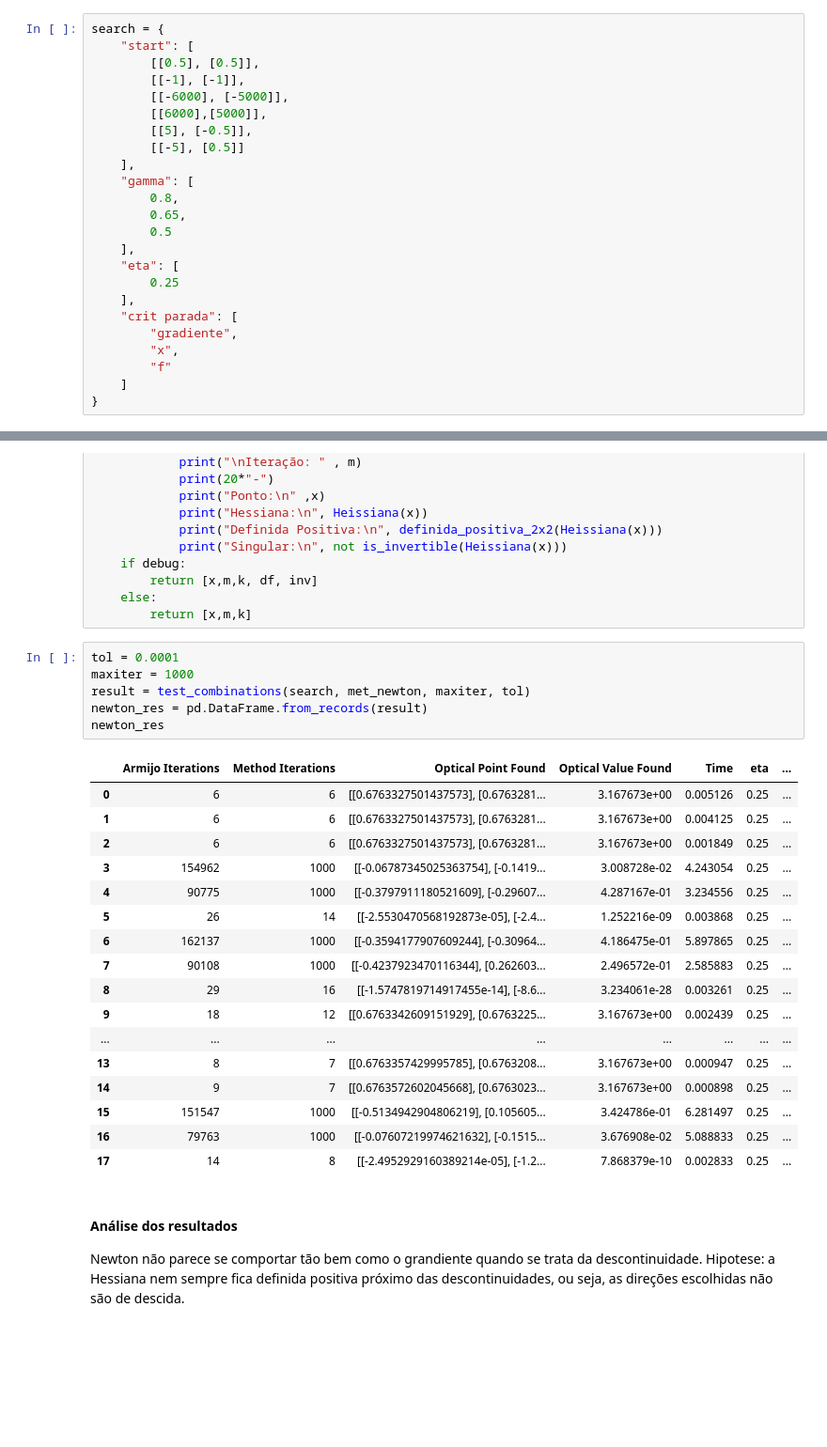
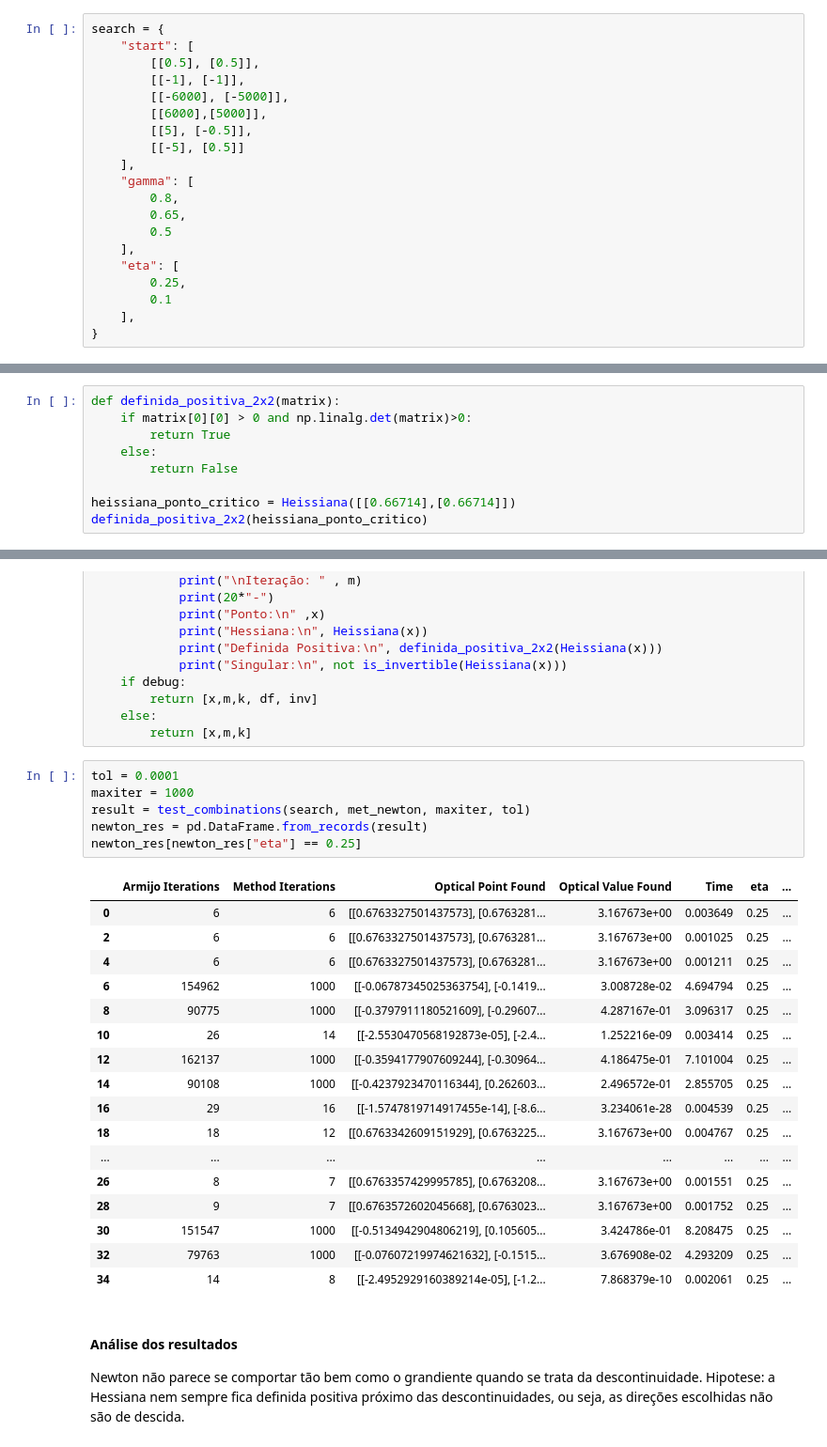
Before and after one commit to YasminForestti/Trabalho-pratico-OTM, a Jupyter notebook: otm_optimization_analysis.ipynb, the cells around one changed output, grey strips where cells are left out. Shown: that part at 94% size. Drawn from its saved outputs; the diff is of its cells as text; blank space fills up the shorter version.

```diff
--- a/trabalho.ipynb
+++ b/otm_optimization_analysis.ipynb
@@ -88,11 +79,7 @@ search = {
         0.5
     ],
     "eta": [
-        0.25
+        0.25,
+        0.1
     ],
-    "crit parada": [
-        "gradiente",
-        "x",
-        "f"
-    ]
 }
@@ -98,0 +195,9 @@ search = {
+# %%
+def definida_positiva_2x2(matrix):
+    if matrix[0][0] > 0 and np.linalg.det(matrix)>0:
+        return True
+    else:
+        return False
+
+heissiana_ponto_critico = Heissiana([[0.66714],[0.66714]])
+definida_positiva_2x2(heissiana_ponto_critico)
@@ -188,27 +327,27 @@ def met_newton(x,tol,maxiter,gama,n, debug=False):
 # %%
 tol = 0.0001
 maxiter = 1000
 result = test_combinations(search, met_newton, maxiter, tol)
 newton_res = pd.DataFrame.from_records(result)
-newton_res
+newton_res[newton_res["eta"] == 0.25]
 # %% [output]
 |  | Armijo Iterations | Method Iterations | Optical Point Found | Optical Value Found | Time | eta | ... |
-| 0 | 6 | 6 | [[0.6763327501437573], [0.6763281... | 3.167673e+00 | 0.005126 | 0.25 | ... |
-| 1 | 6 | 6 | [[0.6763327501437573], [0.6763281... | 3.167673e+00 | 0.004125 | 0.25 | ... |
-| 2 | 6 | 6 | [[0.6763327501437573], [0.6763281... | 3.167673e+00 | 0.001849 | 0.25 | ... |
-| 3 | 154962 | 1000 | [[-0.06787345025363754], [-0.1419... | 3.008728e-02 | 4.243054 | 0.25 | ... |
-| 4 | 90775 | 1000 | [[-0.3797911180521609], [-0.29607... | 4.287167e-01 | 3.234556 | 0.25 | ... |
-| 5 | 26 | 14 | [[-2.5530470568192873e-05], [-2.4... | 1.252216e-09 | 0.003868 | 0.25 | ... |
-| 6 | 162137 | 1000 | [[-0.3594177907609244], [-0.30964... | 4.186475e-01 | 5.897865 | 0.25 | ... |
-| 7 | 90108 | 1000 | [[-0.4237923470116344], [0.262603... | 2.496572e-01 | 2.585883 | 0.25 | ... |
-| 8 | 29 | 16 | [[-1.5747819714917455e-14], [-8.6... | 3.234061e-28 | 0.003261 | 0.25 | ... |
-| 9 | 18 | 12 | [[0.6763342609151929], [0.6763225... | 3.167673e+00 | 0.002439 | 0.25 | ... |
+| 0 | 6 | 6 | [[0.6763327501437573], [0.6763281... | 3.167673e+00 | 0.003649 | 0.25 | ... |
+| 2 | 6 | 6 | [[0.6763327501437573], [0.6763281... | 3.167673e+00 | 0.001025 | 0.25 | ... |
+| 4 | 6 | 6 | [[0.6763327501437573], [0.6763281... | 3.167673e+00 | 0.001211 | 0.25 | ... |
+| 6 | 154962 | 1000 | [[-0.06787345025363754], [-0.1419... | 3.008728e-02 | 4.694794 | 0.25 | ... |
+| 8 | 90775 | 1000 | [[-0.3797911180521609], [-0.29607... | 4.287167e-01 | 3.096317 | 0.25 | ... |
+| 10 | 26 | 14 | [[-2.5530470568192873e-05], [-2.4... | 1.252216e-09 | 0.003414 | 0.25 | ... |
+| 12 | 162137 | 1000 | [[-0.3594177907609244], [-0.30964... | 4.186475e-01 | 7.101004 | 0.25 | ... |
+| 14 | 90108 | 1000 | [[-0.4237923470116344], [0.262603... | 2.496572e-01 | 2.855705 | 0.25 | ... |
+| 16 | 29 | 16 | [[-1.5747819714917455e-14], [-8.6... | 3.234061e-28 | 0.004539 | 0.25 | ... |
+| 18 | 18 | 12 | [[0.6763342609151929], [0.6763225... | 3.167673e+00 | 0.004767 | 0.25 | ... |
 | ... | ... | ... | ... | ... | ... | ... | ... |
-| 13 | 8 | 7 | [[0.6763357429995785], [0.6763208... | 3.167673e+00 | 0.000947 | 0.25 | ... |
-| 14 | 9 | 7 | [[0.6763572602045668], [0.6763023... | 3.167673e+00 | 0.000898 | 0.25 | ... |
-| 15 | 151547 | 1000 | [[-0.5134942904806219], [0.105605... | 3.424786e-01 | 6.281497 | 0.25 | ... |
-| 16 | 79763 | 1000 | [[-0.07607219974621632], [-0.1515... | 3.676908e-02 | 5.088833 | 0.25 | ... |
-| 17 | 14 | 8 | [[-2.4952929160389214e-05], [-1.2... | 7.868379e-10 | 0.002833 | 0.25 | ... |
+| 26 | 8 | 7 | [[0.6763357429995785], [0.6763208... | 3.167673e+00 | 0.001551 | 0.25 | ... |
+| 28 | 9 | 7 | [[0.6763572602045668], [0.6763023... | 3.167673e+00 | 0.001752 | 0.25 | ... |
+| 30 | 151547 | 1000 | [[-0.5134942904806219], [0.105605... | 3.424786e-01 | 8.208475 | 0.25 | ... |
+| 32 | 79763 | 1000 | [[-0.07607219974621632], [-0.1515... | 3.676908e-02 | 4.293209 | 0.25 | ... |
+| 34 | 14 | 8 | [[-2.4952929160389214e-05], [-1.2... | 7.868379e-10 | 0.002061 | 0.25 | ... |
 # %% [markdown]
 #### Análise dos resultados
  Newton não parece se comportar tão bem como o grandiente quando se trata da descontinuidade. Hipotese: a Hessiana nem sempre fica definida positiva próximo das descontinuidades, ou seja, as direções escolhidas não são de descida.
```
Also changed, not shown: parts of 66 cells of this notebook, 2 other files.
